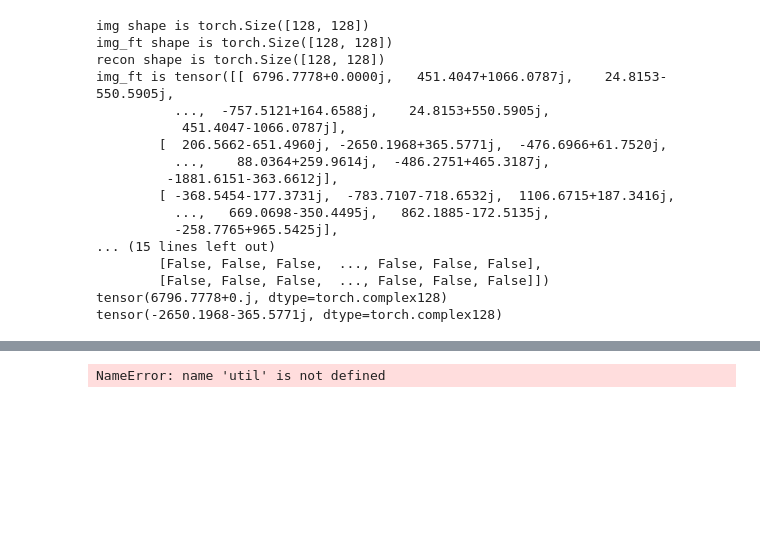
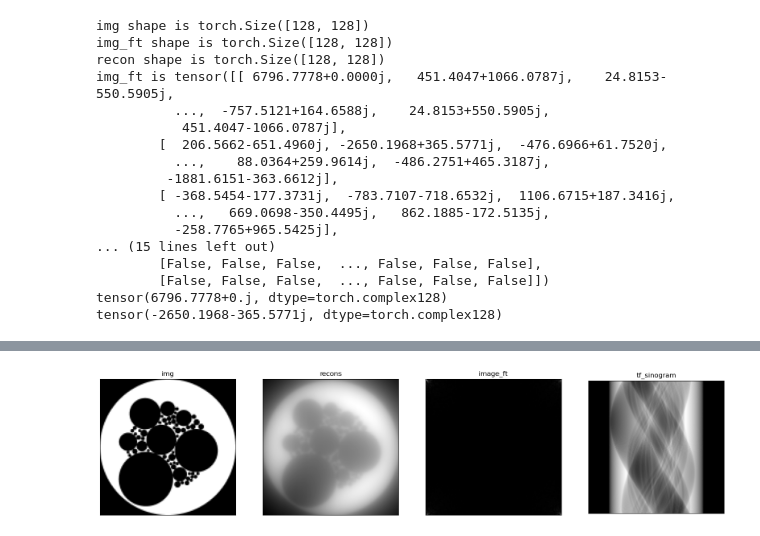
Before and after one commit to gigantocypris/RadonTorch, a Jupyter notebook: inverseRadon/inverse_Radon.ipynb, the cells around one changed output, grey strips where cells are left out. Saved outputs shown, nothing was run; the diff lists cells and outputs as text; code cells hidden in the pictures; blank space fills up the shorter version.

Commit message:
perform high pass ramp filter but not so smooth results

```diff
--- a/inverseRadon/inverse_Radon.ipynb
+++ b/inverseRadon/inverse_Radon.ipynb
@@ -460,8 +457,8 @@ def iradon(radon_image, theta=None, output_size=None,
     It applies the Fourier slice theorem to reconstruct an image by
     multiplying the frequency domain of the filter with the FFT of the
     projection data. This algorithm is called filtered back projection.
+    """
 
-    """
     if radon_image.ndim != 2:
         raise ValueError('The input image must be 2-D')
     if theta is None:
@@ -472,7 +469,8 @@ def iradon(radon_image, theta=None, output_size=None,
     if len(theta) != radon_image.shape[1]:
         raise ValueError("The given ``theta`` does not match the number of "
                          "projections in ``radon_image``.")
-    interpolation_types = ('linear', 'nearest', 'cubic')
+
+    '''interpolation_types = ('linear', 'nearest', 'cubic')
     if not interpolation in interpolation_types:
         raise ValueError("Unknown interpolation: %s" % interpolation)
     if not output_size:
@@ -485,7 +483,7 @@ def iradon(radon_image, theta=None, output_size=None,
     if circle:
         radon_image = _sinogram_circle_to_square(radon_image)
 
-    th = (np.pi / 180.0) * theta
+
     # resize image to next power of two (but no less than 64) for
     # Fourier analysis; speeds up Fourier and lessens artifacts
     projection_size_padded = \
@@ -513,8 +511,17 @@ def iradon(radon_image, theta=None, output_size=None,
     else:
         raise ValueError("Unknown filter: %s" % filter)
     # Apply filter in Fourier domain
-    projection = fft(img, axis=0) * fourier_filter
-    radon_filtered = np.real(ifft(projection, axis=0))
+
+
+    projection = fft(radon_image, axis=0) * fourier_filter
+    '''
+    #f = fftfreq(128).reshape(-1, 1)   # digital frequency
+    #omega = 2 * np.pi * f                                # angular frequency
+    #fourier_filter = 2 * np.abs(f)
+    th = (np.pi / 180.0) * theta
+    projection = torch.fft.fft2(radon_image, axis=0)
+    #projection = fft(radon_image, axis=0) * fourier_filter
+    radon_filtered = np.real(torch.fft.ifft2(projection, axis=0).numpy())
 
     # Resize filtered image back to original size
     radon_filtered = radon_filtered[:radon_image.shape[0], :]
@@ -531,13 +538,8 @@ def iradon(radon_image, theta=None, output_size=None,
         # th is thera in radians
         t = ypr * np.cos(th[i]) - xpr * np.sin(th[i])
         x = np.arange(radon_filtered.shape[0]) - mid_index
-        if interpolation == 'linear':
-            backprojected = np.interp(t, x, radon_filtered[:, i],
+        backprojected = np.interp(t, x, radon_filtered[:, i],
                                       left=0, right=0)
-        else:
-            interpolant = interp1d(x, radon_filtered[:, i], kind=interpolation,
-                                   bounds_error=False, fill_value=0)
-            backprojected = interpolant(t)
         reconstructed += backprojected
     if circle:
         radius = output_size // 2
@@ -545,7 +547,9 @@ def iradon(radon_image, theta=None, output_size=None,
         reconstructed[~reconstruction_circle] = 0.
 
     return reconstructed * np.pi / (2 * len(th))
-# %%
-iradon(tf_sinogram, theta=None, output_size=128)
-# %% [output]
-NameError: name 'util' is not defined
+# %%
+recon = iradon(tf_sinogram.T, theta=None, output_size=128)
+recon = torch.tensor(recon)
+plot_3_images(image,tf_sinogram,abs(image_ft),abs(recon),'img','tf_sinogram','image_ft','recons')
+# %% [output]
+[figure, added]
```
Also changed, not shown: parts of 1 cell of this notebook.
